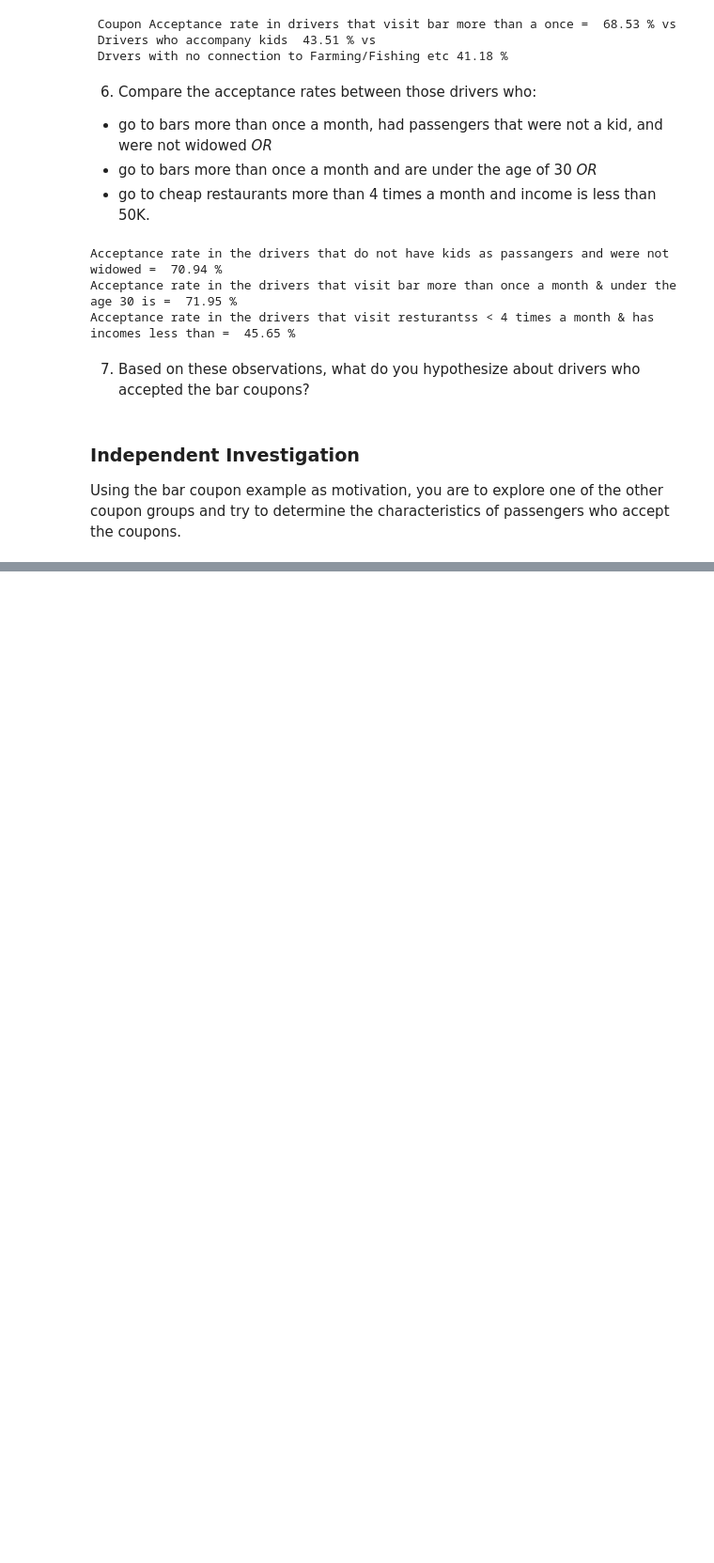
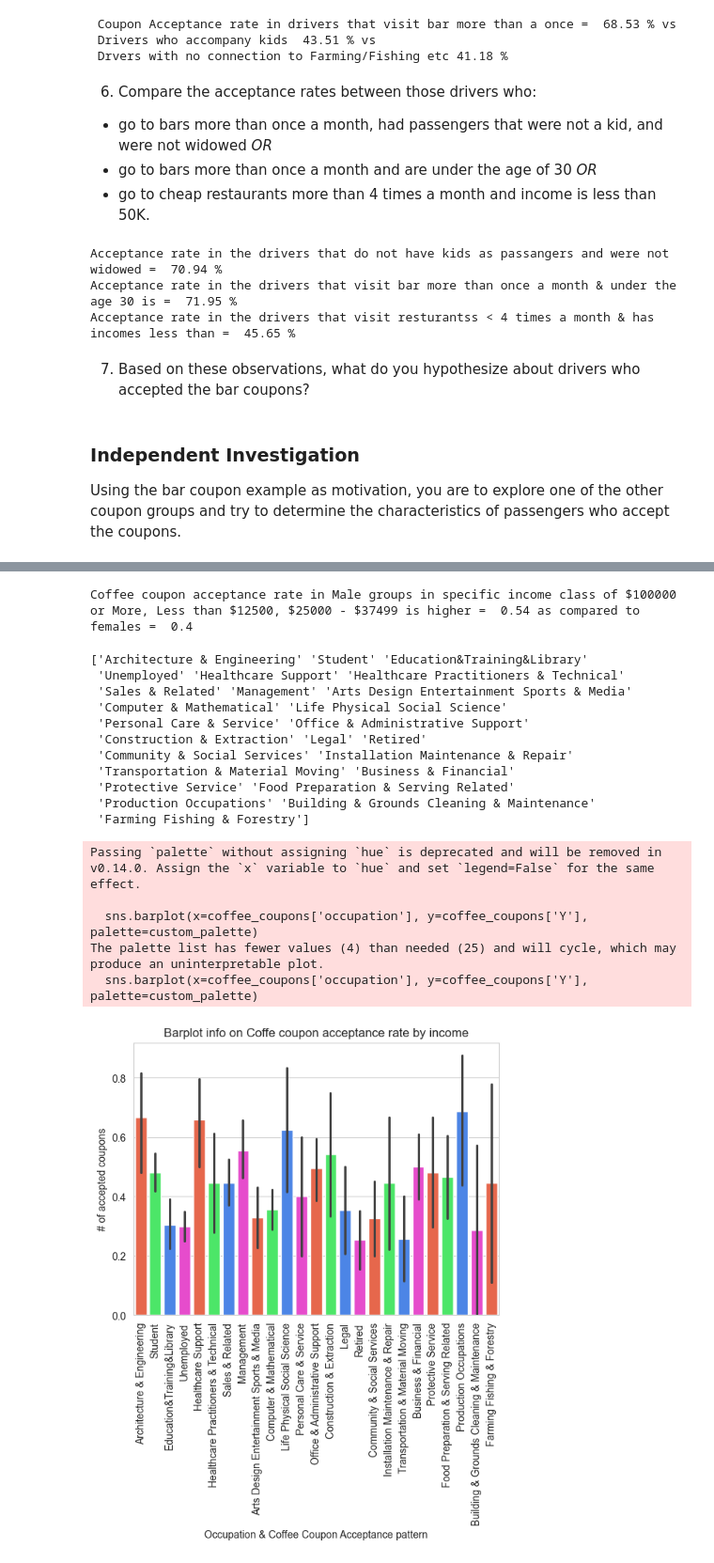
Before and after one commit to anandtongle7/BKML, a Jupyter notebook: Assignment1/prompt.ipynb, the cells around one changed output, grey strips where cells are left out. Shown at 94% size. Saved outputs shown, nothing was run; the diff lists cells and outputs as text; code cells hidden in the pictures; blank space fills up the shorter version.

```diff
--- a/Assignment1/prompt.ipynb
+++ b/Assignment1/prompt.ipynb
@@ -331,0 +444,45 @@ Using the bar coupon example as motivation, you are to explore one of the other
+# %%
+#print (income_coffee_grp['gender'].unique())
+
+income_coffeegrp = coffee_coupons["income"]
+income_M_grp = coffee_coupons.loc[(coffee_coupons['income'].isin({'$100000 or More', 'Less than $12500', '$25000 - $37499'})) &
+                                       (coffee_coupons['gender'].isin({'Male'}))]
+income_F_grp = coffee_coupons.loc[(coffee_coupons['income'].isin({'$100000 or More', 'Less than $12500', '$25000 - $37499'})) &
+                                       (coffee_coupons['gender'].isin({'Female'}))]
+
+print ("Conclusion #6 : Coffee coupon acceptance rate in Male groups in specific income class of $100000 or More, Less than $12500, $25000 - $37499 is higher = ", round(income_M_grp['Y'].mean(), 2), "as compared to females = ", round(income_F_grp['Y'].mean(),2))
+# %% [output]
+Coffee coupon acceptance rate in Male groups in specific income class of $100000 or More, Less than $12500, $25000 - $37499 is higher =  0.54 as compared to females =  0.4
+# %%
+## Now evaluating any correlation between occupation and income to the coffee coupon acceptance rate?
+# Select 3 columns from the DataFrame
+#print (coffee_coupons['occupation'].unique())
+
+sns.barplot(x=coffee_coupons['occupation'], y=coffee_coupons['Y'], palette=custom_palette)
+
+# Add labels and title
+plt.xlabel('Occupation & Coffee Coupon Acceptance pattern')
+plt.ylabel('# of accepted coupons')
+plt.title('Barplot info on Coffe coupon acceptance rate by income')
+plt.xticks(rotation=90)
+
+# Show plot
+plt.show()
+# %% [output]
+['Architecture & Engineering' 'Student' 'Education&Training&Library'
+ 'Unemployed' 'Healthcare Support' 'Healthcare Practitioners & Technical'
+ 'Sales & Related' 'Management' 'Arts Design Entertainment Sports & Media'
+ 'Computer & Mathematical' 'Life Physical Social Science'
+ 'Personal Care & Service' 'Office & Administrative Support'
+ 'Construction & Extraction' 'Legal' 'Retired'
+ 'Community & Social Services' 'Installation Maintenance & Repair'
+ 'Transportation & Material Moving' 'Business & Financial'
+ 'Protective Service' 'Food Preparation & Serving Related'
+ 'Production Occupations' 'Building & Grounds Cleaning & Maintenance'
+ 'Farming Fishing & Forestry']
+Passing `palette` without assigning `hue` is deprecated and will be removed in v0.14.0. Assign the `x` variable to `hue` and set `legend=False` for the same effect.
+
+  sns.barplot(x=coffee_coupons['occupation'], y=coffee_coupons['Y'], palette=custom_palette)
+The palette list has fewer values (4) than needed (25) and will cycle, which may produce an uninterpretable plot.
+  sns.barplot(x=coffee_coupons['occupation'], y=coffee_coupons['Y'], palette=custom_palette)
+[figure, added]
```
Also changed, not shown: parts of 14 cells of this notebook.
